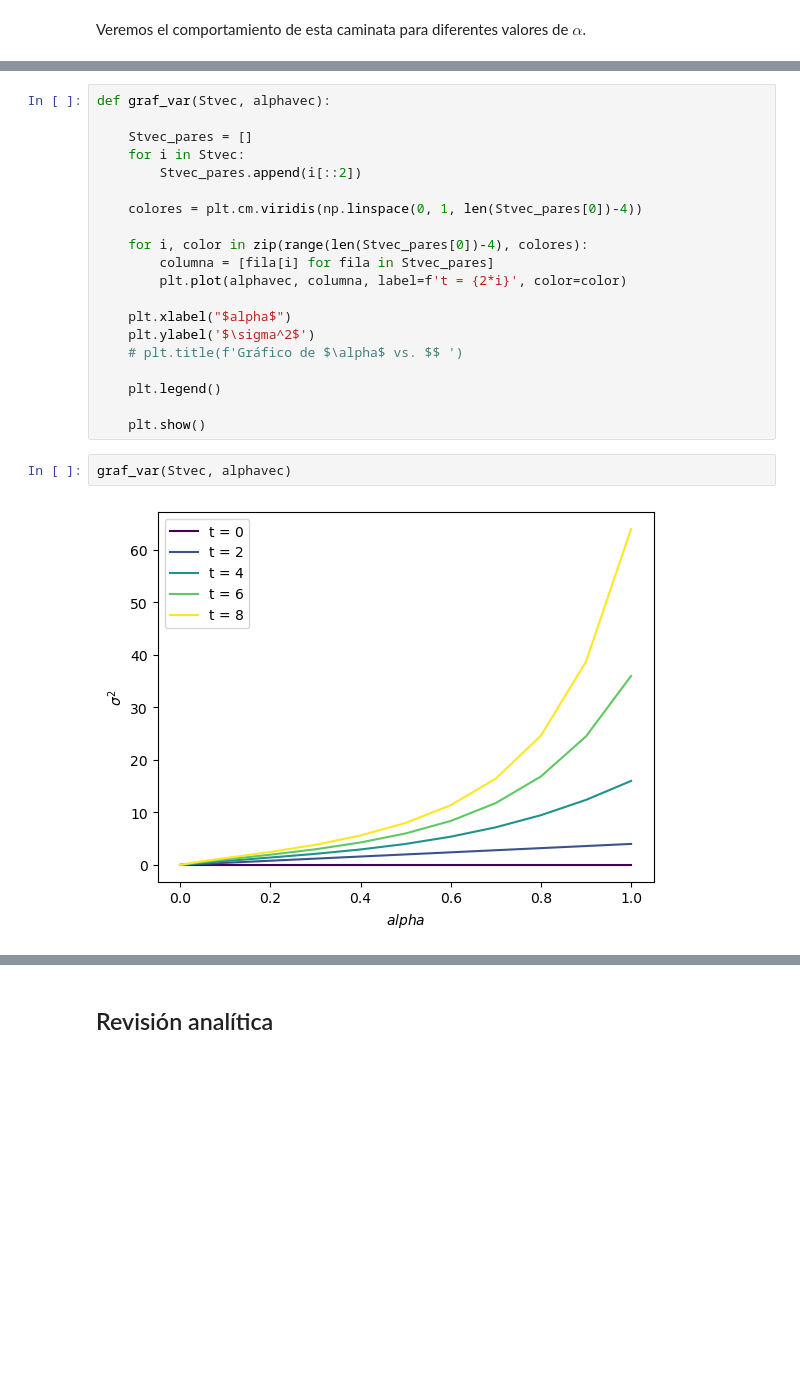
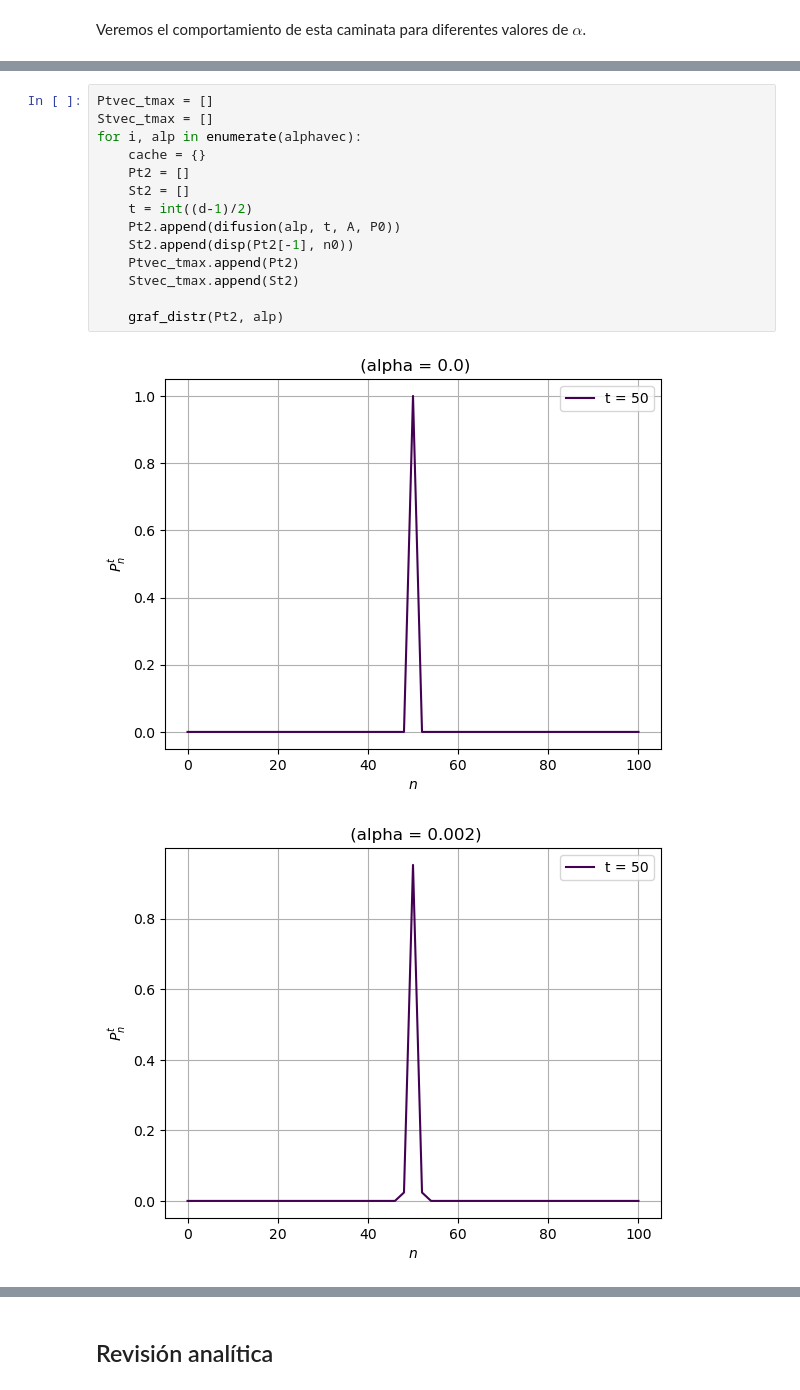
Before and after one commit to SDazaR/Trabajo-de-Grado-F-sica, a Jupyter notebook: Unidimensional Walks.ipynb, the cells around one changed output, grey strips where cells are left out. Cells and saved outputs as stored; diff of their text form; blank space fills up the shorter version.

```diff
--- a/Unidimensional Walks.ipynb
+++ b/Unidimensional Walks.ipynb
@@ -195,24 +215,17 @@ for alp in alphavec:
-# %%
-def graf_var(Stvec, alphavec):
-
-    Stvec_pares = []
-    for i in Stvec:
-        Stvec_pares.append(i[::2])
-
-    colores = plt.cm.viridis(np.linspace(0, 1, len(Stvec_pares[0])-4))
-
-    for i, color in zip(range(len(Stvec_pares[0])-4), colores):
-        columna = [fila[i] for fila in Stvec_pares]
-        plt.plot(alphavec, columna, label=f't = {2*i}', color=color)
-
-    plt.xlabel("$alpha$")
-    plt.ylabel('$\sigma^2$')
-    # plt.title(f'Gráfico de $\alpha$ vs. $$ ')
-
-    plt.legend()
-
-    plt.show()
-# %%
-graf_var(Stvec, alphavec)
-# %% [output]
-[figure, removed]
+# %%
+Ptvec_tmax = []
+Stvec_tmax = []
+for i, alp in enumerate(alphavec):
+    cache = {}
+    Pt2 = []
+    St2 = []
+    t = int((d-1)/2)
+    Pt2.append(difusion(alp, t, A, P0))
+    St2.append(disp(Pt2[-1], n0))
+    Ptvec_tmax.append(Pt2)
+    Stvec_tmax.append(St2)
+
+    graf_distr(Pt2, alp)
+# %% [output]
+[figure, added]
+[figure, added]
```
Also changed, not shown: parts of 62 cells of this notebook.
